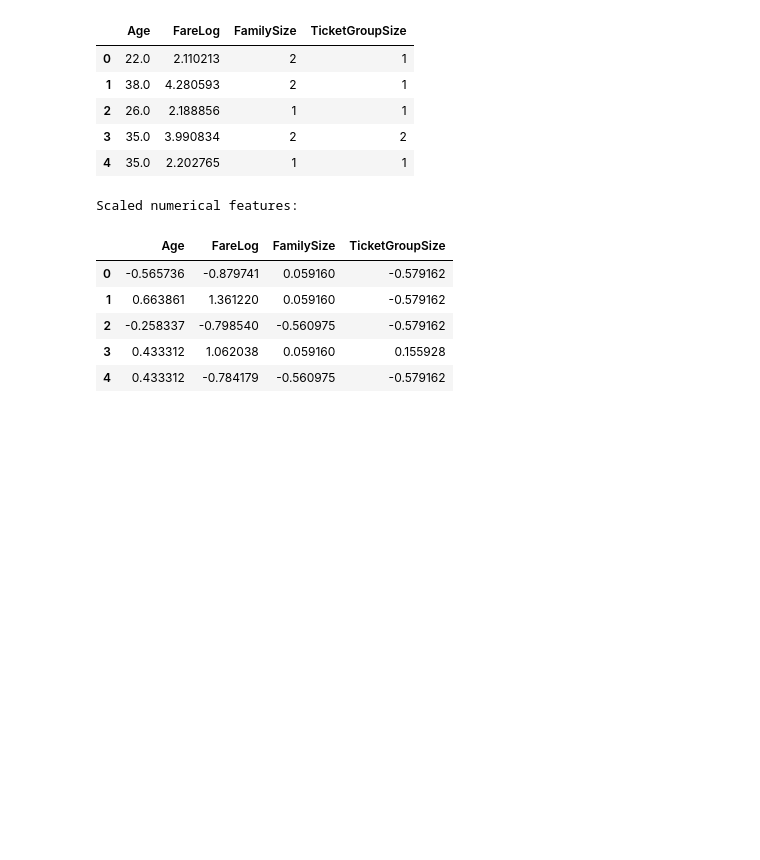
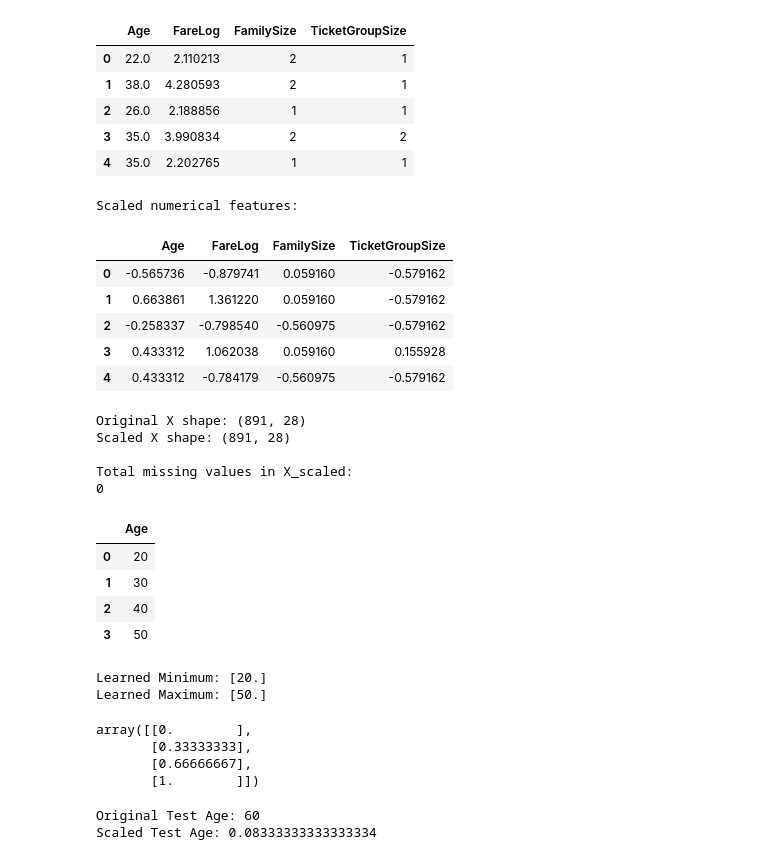
Before and after one commit to almamun252/ml-dl-learning, a Jupyter notebook: machine_learning/titanic_eda_preprocessing.ipynb, the cells around one changed output. Cells and saved outputs as stored; diff of their text form; code cells hidden in the pictures; blank space fills up the shorter version.

Commit message:
Complete Titanic EDA preprocessing and scaling practice

```diff
--- a/machine_learning/titanic_eda_preprocessing.ipynb
+++ b/machine_learning/titanic_eda_preprocessing.ipynb
@@ -1707,3 +1707,64 @@ Scaled numerical features:
 | 2 | -0.258337 | -0.798540 | -0.560975 | -0.579162 |
 | 3 | 0.433312 | 1.062038 | 0.059160 | 0.155928 |
 | 4 | 0.433312 | -0.784179 | -0.560975 | -0.579162 |
+# %%
+# Checking the shape and missing values of the scaled dataset
+print("Original X shape:", X.shape)
+print("Scaled X shape:", X_scaled.shape)
+
+print("\nTotal missing values in X_scaled:")
+print(X_scaled.isnull().sum().sum())
+# %% [output]
+Original X shape: (891, 28)
+Scaled X shape: (891, 28)
+
+Total missing values in X_scaled:
+0
+# %%
+# Creating a small training dataset to practice Min-Max Scaling
+age_train_data = pd.DataFrame({
+    'Age': [20, 30, 40, 50]
+})
+
+age_train_data
+# %% [output]
+|  | Age |
+| 0 | 20 |
+| 1 | 30 |
+| 2 | 40 |
+| 3 | 50 |
+# %%
+# Fitting MinMaxScaler to learn the minimum and maximum Age values
+from sklearn.preprocessing import MinMaxScaler
+
+age_minmax_scaler = MinMaxScaler()
+age_minmax_scaler.fit(age_train_data[['Age']])
+
+print("Learned Minimum:", age_minmax_scaler.data_min_)
+print("Learned Maximum:", age_minmax_scaler.data_max_)
+# %% [output]
+Learned Minimum: [20.]
+Learned Maximum: [50.]
+# %%
+# Scaling the training Age values using the learned minimum and maximum
+age_train_scaled = age_minmax_scaler.transform(age_train_data[['Age']])
+
+age_train_scaled
+# %% [output]
+array([[0.        ],
+       [0.33333333],
+       [0.66666667],
+       [1.        ]])
+# %%
+# Scaling a new test Age using the MinMaxScaler fitted on training data
+age_test_data = pd.DataFrame({
+    'Age': [60]
+})
+
+age_test_scaled = age_minmax_scaler.transform(age_test_data[['Age']])
+
+print("Original Test Age:", age_test_data['Age'].iloc[0])
+print("Scaled Test Age:", age_test_scaled[0, 0])
+# %% [output]
+Original Test Age: 60
+Scaled Test Age: 0.08333333333333334
```
Also changed, not shown: parts of 4 cells of this notebook.
